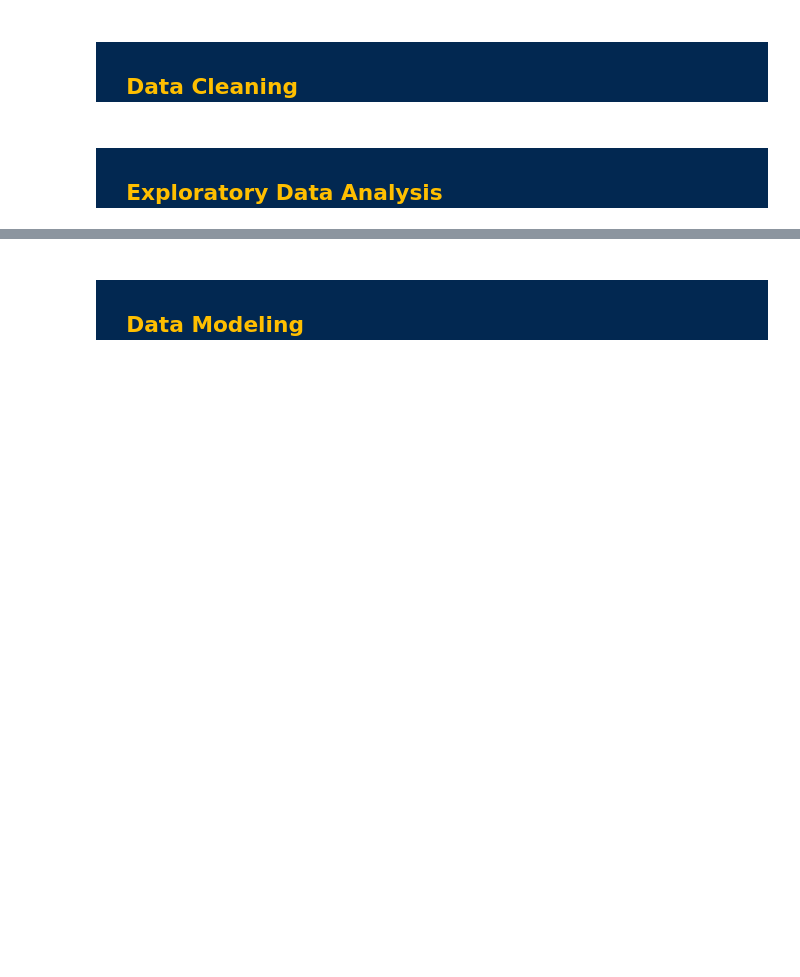
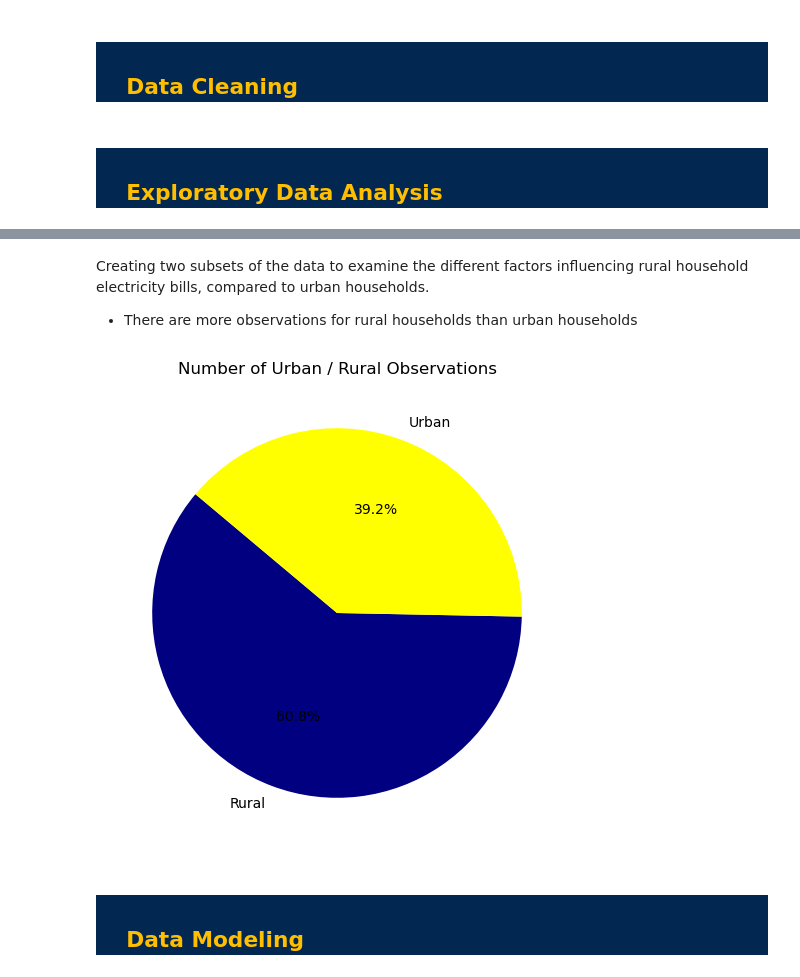
Before and after one commit to KelseyCraigGH/Python-For-Data-Analysis, a Jupyter notebook: Electricity Group Project.ipynb, the cells around one changed output, grey strips where cells are left out. Saved outputs shown, nothing was run; the diff lists cells and outputs as text; code cells hidden in the pictures; blank space fills up the shorter version.

```diff
--- a/Electricity Group Project.ipynb
+++ b/Electricity Group Project.ipynb
@@ -112,3 +176,25 @@ electricity = pd.read_csv(file_path)
+# %% [markdown]
+Creating two subsets of the data to examine the different factors influencing rural household electricity bills, compared to urban households.
+* There are more observations for rural households than urban households
+# %%
+# Filter the data into subsets based on urban/rural status
+urban = electricity[(electricity["is_urban"] == "1")]
+rural = electricity[(electricity["is_urban"] == "0")]
+
+# Calculate the number of observations in each subset
+counts = electricity["is_urban"].value_counts()
+
+# Define the labels and sizes for a pie chart to display the results
+labels = ["Rural", "Urban"]
+sizes = counts
+
+# Show pie chart of urban/rural observations
+plt.figure(figsize=(8, 6))
+plt.pie(sizes, labels=labels, autopct='%1.1f%%', startangle=140, colors=["navy","yellow"])
+plt.title("Number of Urban / Rural Observations")
+plt.show()
+# %% [output]
+[figure, added]
 # %% [markdown]
 <html>
 <h2 style="background-color: #022851;">
```
Also changed, not shown: parts of 9 cells of this notebook.
